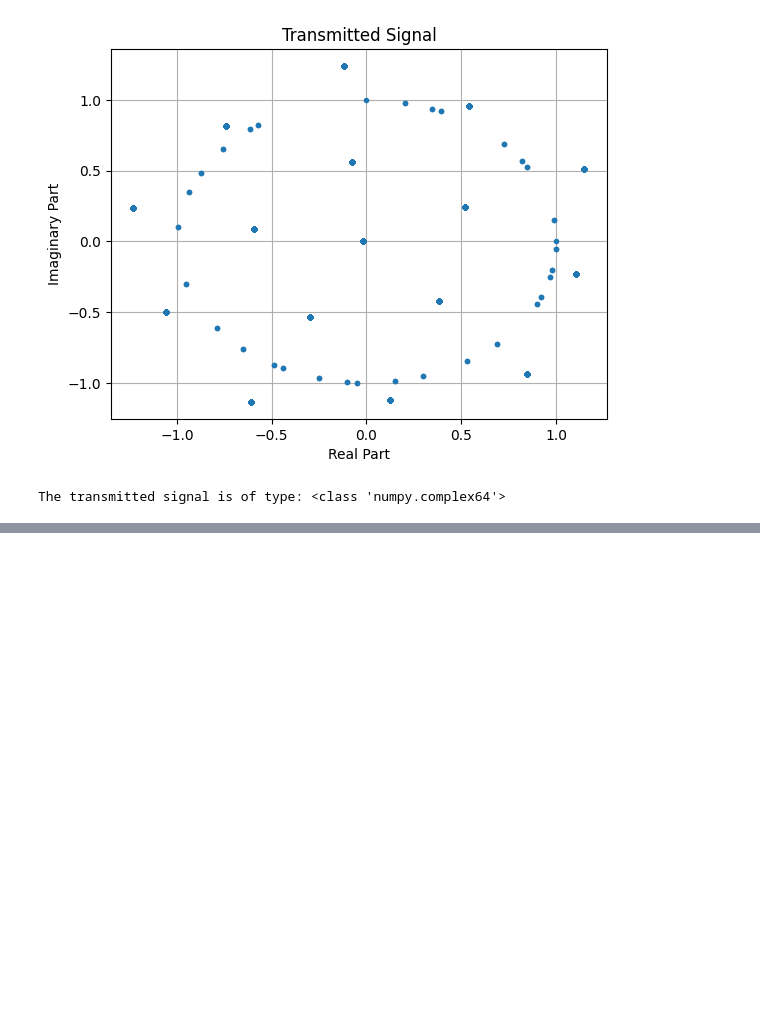
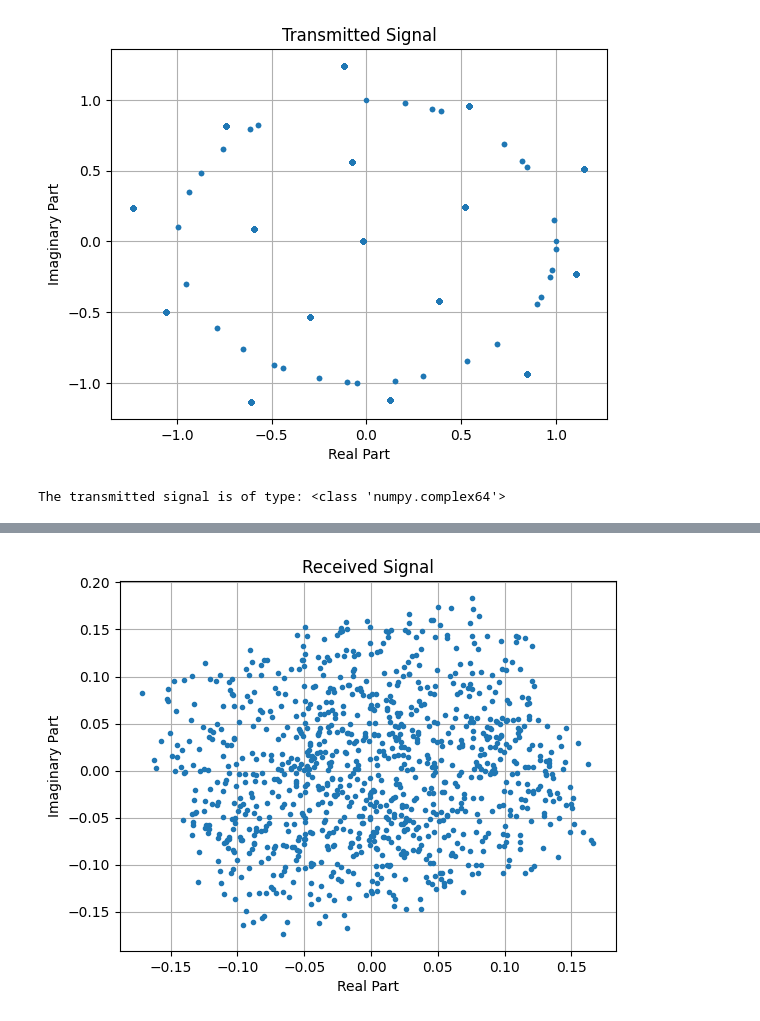
Before and after one commit to yewentai/Auto-Encoder-in-SIMO-System, a Jupyter notebook: gen_zcsequence.ipynb, the cells around one changed output, grey strips where cells are left out. Cells and saved outputs as stored; diff of their text form; code cells hidden in the pictures; blank space fills up the shorter version.

```diff
--- a/gen_zcsequence.ipynb
+++ b/gen_zcsequence.ipynb
@@ -125,0 +128,90 @@ Detected start index: -3
+# %%
+i = 0
+# Cut the ZC sequence from the received signal
+rx_truncated = rx[
+    peak_index + zc_length + i : peak_index + zc_length + message_length + i
+]
+
+# Plot the constellation of the received signal
+plt.figure()
+plt.plot(np.real(rx_truncated), np.imag(rx_truncated), ".")
+plt.title("Received Signal")
+plt.xlabel("Real Part")
+plt.ylabel("Imaginary Part")
+plt.grid()
+plt.show()
+
+import numpy as np
+import matplotlib.pyplot as plt
+import torch
+import torch.nn.functional as F
+from torch import nn
+from torch.optim import Adam
+from tqdm import tqdm
+import os
+import sys
+from IPython.display import display, clear_output
+from utils import *
+
+CONFIG_TRAIN = {
+    "antenna_config": "siso",  # Antenna configuration
+    "channel_model": "awgn",  # Channel type
+    "M": 16,  # Number of constellation points
+    "flag_load_model": True,
+    "flag_train_model": False,
+    "training_snr": 12,  # Training SNR (dB)
+}
+
+CONFIG_TRAIN["best_decoder_path"] = (
+    f"./model/{CONFIG_TRAIN['antenna_config']}_{CONFIG_TRAIN['channel_model']}_{CONFIG_TRAIN['M']}qam_best_decoder.pt"
+)
+device = "cuda" if torch.cuda.is_available() else "cpu"
+decoder = Decoder([2, 16, CONFIG_TRAIN["M"]]).to(device)
+
+# check if there is a checkpoint to load the model
+if os.path.exists(CONFIG_TRAIN["best_decoder_path"]) and os.path.exists(
+    CONFIG_TRAIN["best_decoder_path"]
+):
+    decoder_checkpoint = torch.load(
+        CONFIG_TRAIN["best_decoder_path"], map_location=device
+    )
+    decoder.load_state_dict(decoder_checkpoint["model_state_dict"])
+else:
+    print("Model not found, please set flag_train_model to True and train the model")
+    exit(1)
+
+decoder_checkpoint = torch.load(CONFIG_TRAIN["best_decoder_path"], map_location=device)
+decoder.load_state_dict(decoder_checkpoint["model_state_dict"])
+
+# Convert complex ndarray to 2D array where each complex number is represented as [real, imag]
+rx_2d = np.stack((rx_truncated.real, rx_truncated.imag), axis=1)
+
+# Convert to PyTorch tensor
+rx_tensor = torch.tensor(rx_2d)
+
+# Power for each complex number: real^2 + imag^2
+power_tensor = torch.sum(rx_tensor**2, dim=1)  # Sum along the second dimension (axis=1)
+
+# Total power (sum of individual powers)
+total_power = torch.sum(power_tensor)
+
+# Step 3: Normalize the original ndarray with the total power
+# Calculate the square root of the total power
+power_sqrt = torch.sqrt(total_power).item()  # Convert to a scalar
+
+scale_factor = 80.97511291503906 / power_sqrt
+
+rx_tensor = rx_tensor * scale_factor
+
+y_pred_softmax = decoder(rx_tensor)
+
+y_pred = torch.argmax(y_pred_softmax, -1)
+
+# Convert the predicted tensor to a numpy array
+y_pred = y_pred.cpu().numpy()
+
+# Calculate the bit error rate
+ber = np.sum(y_pred != message) / message_length
+print(f"Bit Error Rate: {ber}")
+# %% [output]
+[figure, added]
```
Also changed, not shown: parts of 3 cells of this notebook, 5 other files.
